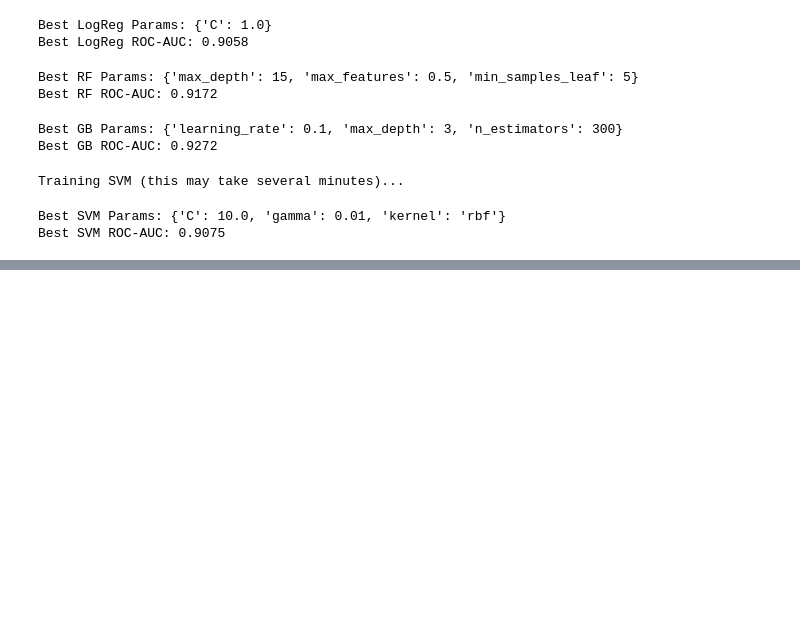
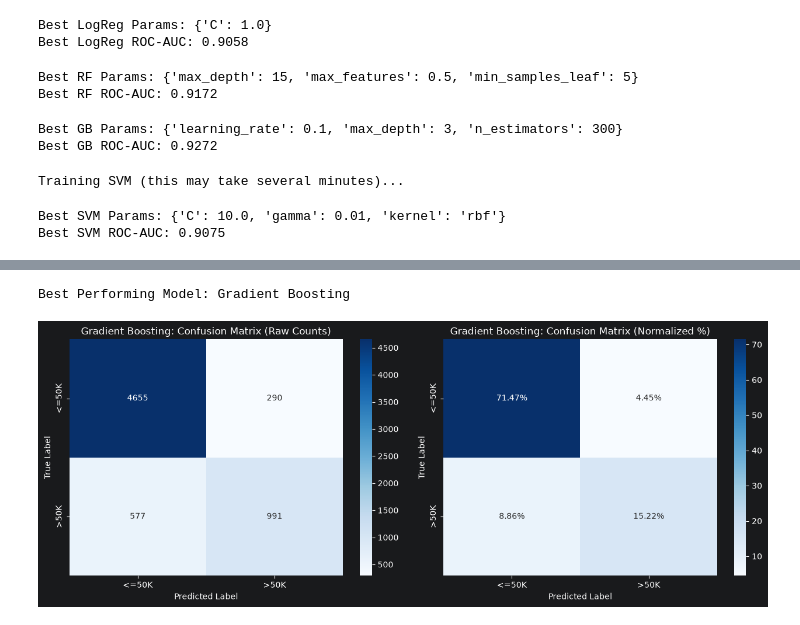
Before and after one commit to CarterAtnip/MLAssignment-4, a Jupyter notebook: Assignment_4_Atnip_sdu30.ipynb, the cells around one changed output, grey strips where cells are left out. Drawn from its saved outputs; the diff is of its cells as text; code cells hidden in the pictures; blank space fills up the shorter version.

```diff
--- a/Assignment_4_Atnip_sdu30.ipynb
+++ b/Assignment_4_Atnip_sdu30.ipynb
@@ -312,0 +393,48 @@ Best SVM ROC-AUC: 0.9075
+# %%
+best_model_name = summary_df['ROC-AUC'].idxmax()
+best_model = models[best_model_name]
+print(f"Best Performing Model: {best_model_name}")
+
+y_pred_best = best_model.predict(X_test_processed)
+
+cm_counts = confusion_matrix(y_test, y_pred_best)
+cm_norm = confusion_matrix(y_test, y_pred_best, normalize='all')  # Total percentage
+
+fig, axes = plt.subplots(1, 2, figsize=(13, 5))
+class_labels = ['<=50K', '>50K']
+
+sns.heatmap(
+    cm_counts,
+    annot=True,
+    fmt='d',
+    cmap='Blues',
+    ax=axes[0],
+    xticklabels=class_labels,
+    yticklabels=class_labels
+)
+axes[0].set_title(f'{best_model_name}: Confusion Matrix (Raw Counts)')
+axes[0].set_xlabel('Predicted Label')
+axes[0].set_ylabel('True Label')
+
+# Heatmap 2: Normalized Percentages
+sns.heatmap(
+    cm_norm * 100,
+    annot=True,
+    fmt='.2f',
+    cmap='Blues',
+    ax=axes[1],
+    xticklabels=class_labels,
+    yticklabels=class_labels
+)
+for text in axes[1].texts:
+    text.set_text(text.get_text() + '%')
+
+axes[1].set_title(f'{best_model_name}: Confusion Matrix (Normalized %)')
+axes[1].set_xlabel('Predicted Label')
+axes[1].set_ylabel('True Label')
+
+plt.tight_layout()
+plt.show()
+# %% [output]
+Best Performing Model: Gradient Boosting
+[figure, added]
```
Also changed, not shown: parts of 4 cells of this notebook.
